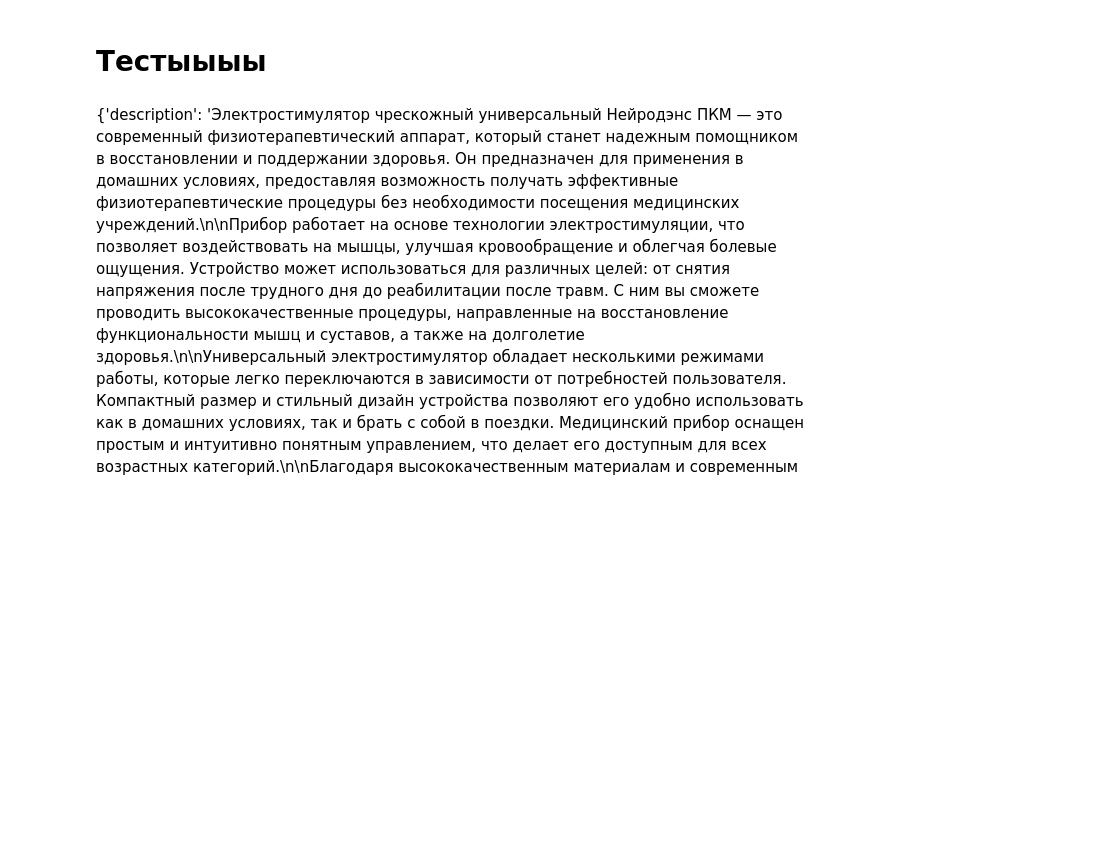
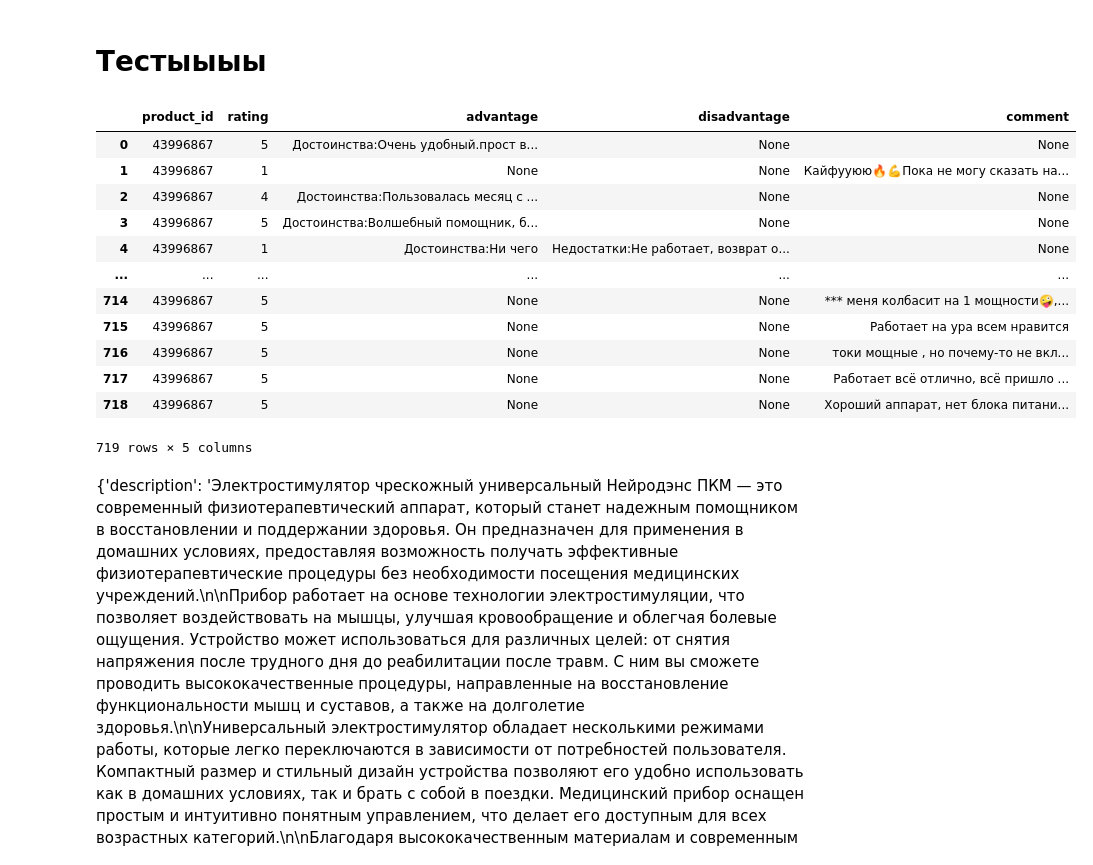
Before and after one commit to nekitmilk/ElectroPunk, a Jupyter notebook: src/notebooks/analisys.ipynb, the cells around one changed output. Cells and saved outputs as stored; diff of their text form; code cells hidden in the pictures; blank space fills up the shorter version.

Commit message:
class WB_Parser

```diff
--- a/src/notebooks/analisys.ipynb
+++ b/src/notebooks/analisys.ipynb
@@ -1003,3 +1003,35 @@ for text in texts:
 Приходиться ещё доказывать что товар неисправен! Где обещенная гарантия ГДЕ ДВЕ НЕДЕЛИ НА ВОЗВРАТ?Спор отклоняют и это не первый случай как оказалось!Высылают заведамо неисправный товар!, Батарейки по ...
 # %% [markdown]
 # Тестыыыы
+# %%
+from parser import *
+
+# Инициализация парсера
+wb_parser = WB_Parser()
+
+# Получение списка товаров (статический метод)
+products_df = WB_Parser.get_wb_products(query="миостимулятор", pages=2)
+
+# Получение деталей товара
+try:
+    # product_details = wb_parser.get_product_details(91028354)
+    feedbacks = wb_parser.get_product_feedbacks(43996867)
+    # print(product_details)
+finally:
+    wb_parser.safe_close()
+
+feedbacks
+# %% [output]
+|  | product_id | rating | advantage | disadvantage | comment |
+| 0 | 43996867 | 5 | Достоинства:Очень удобный.прост в... | None | None |
+| 1 | 43996867 | 1 | None | None | Кайфууюю🔥💪Пока не могу сказать на... |
+| 2 | 43996867 | 4 | Достоинства:Пользовалась месяц с ... | None | None |
+| 3 | 43996867 | 5 | Достоинства:Волшебный помощник, б... | None | None |
+| 4 | 43996867 | 1 | Достоинства:Ни чего | Недостатки:Не работает, возврат о... | None |
+| ... | ... | ... | ... | ... | ... |
+| 714 | 43996867 | 5 | None | None | *** меня колбасит на 1 мощности🤪,... |
+| 715 | 43996867 | 5 | None | None | Работает на ура всем нравится |
+| 716 | 43996867 | 5 | None | None | токи мощные , но почему-то не вкл... |
+| 717 | 43996867 | 5 | None | None | Работает всё отлично, всё пришло ... |
+| 718 | 43996867 | 5 | None | None | Хороший аппарат, нет блока питани... |
+719 rows × 5 columns
```
Also changed, not shown: parts of 1 cell of this notebook, 3 other files.
